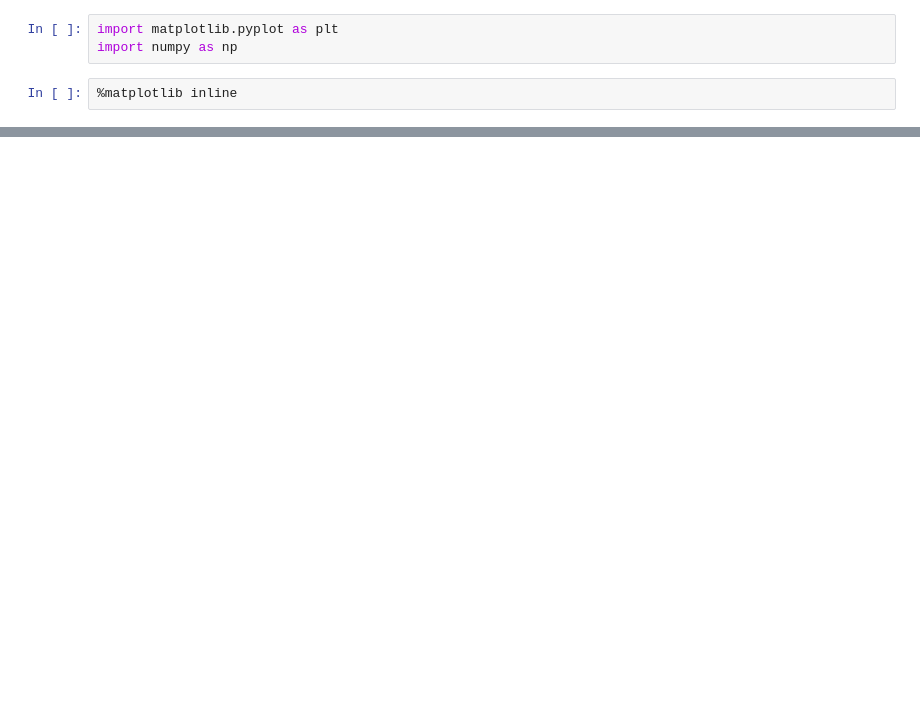
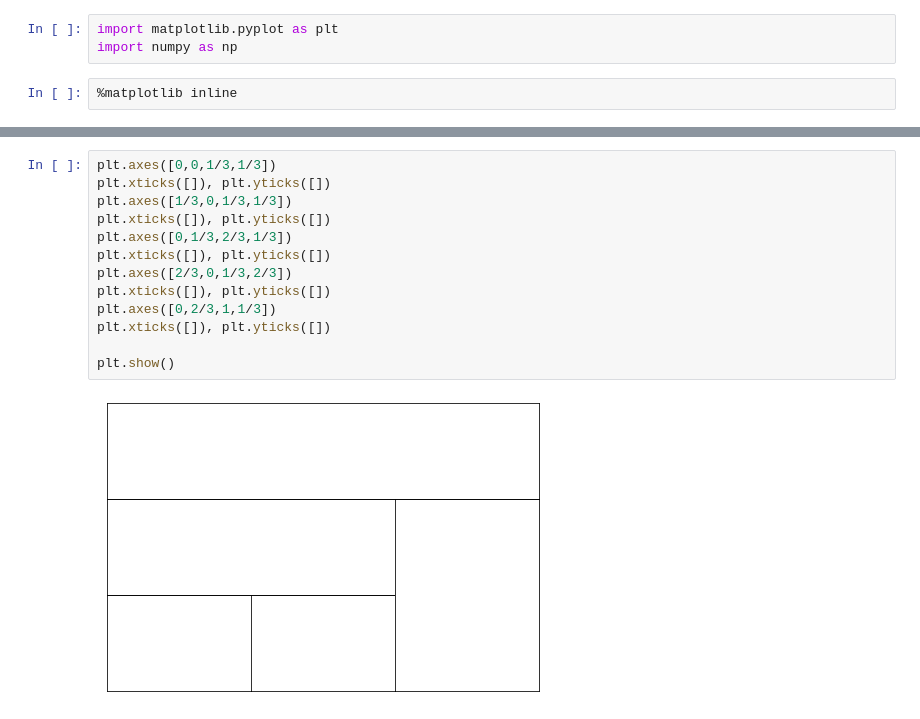
Before and after one commit to krittikaiitb/tutorials, a Jupyter notebook: Matplotlib 2/Matplotlib_II.ipynb, the cells around one changed output, grey strips where cells are left out. Cells and saved outputs as stored; diff of their text form; blank space fills up the shorter version.

```diff
--- a/Matplotlib 2/Matplotlib_II.ipynb
+++ b/Matplotlib 2/Matplotlib_II.ipynb
@@ -185,0 +132,15 @@ Now that we have seen different kinds of plots (but not all) pyplot can do, let
+# %%
+plt.axes([0,0,1/3,1/3])
+plt.xticks([]), plt.yticks([])
+plt.axes([1/3,0,1/3,1/3])
+plt.xticks([]), plt.yticks([])
+plt.axes([0,1/3,2/3,1/3])
+plt.xticks([]), plt.yticks([])
+plt.axes([2/3,0,1/3,2/3])
+plt.xticks([]), plt.yticks([])
+plt.axes([0,2/3,1,1/3])
+plt.xticks([]), plt.yticks([])
+
+plt.show()
+# %% [output]
+[figure, added]
```
Also changed, not shown: parts of 54 cells of this notebook.
